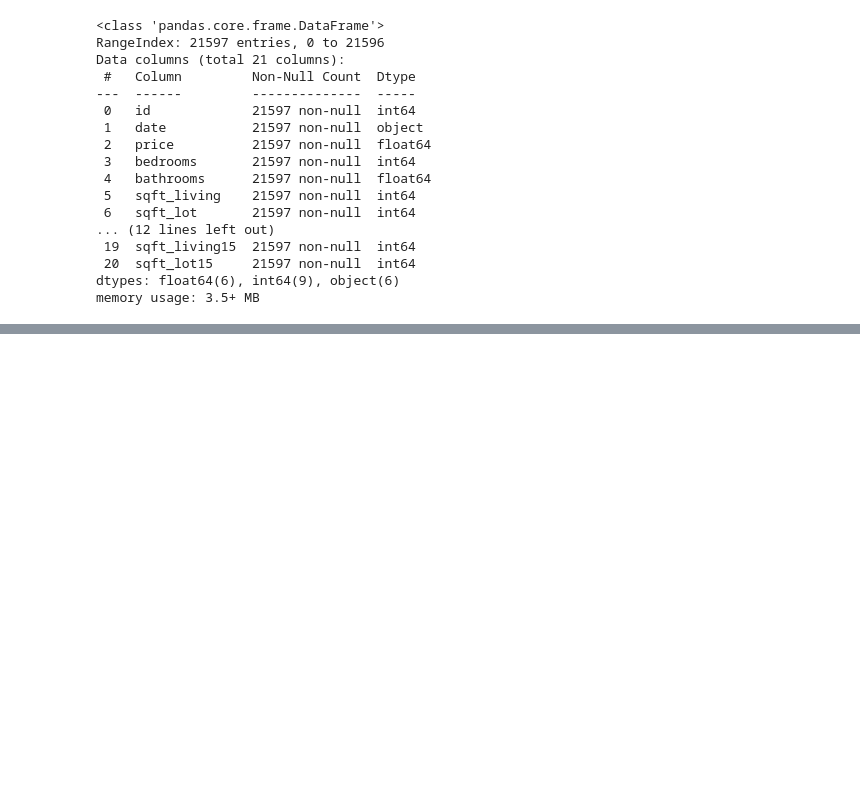
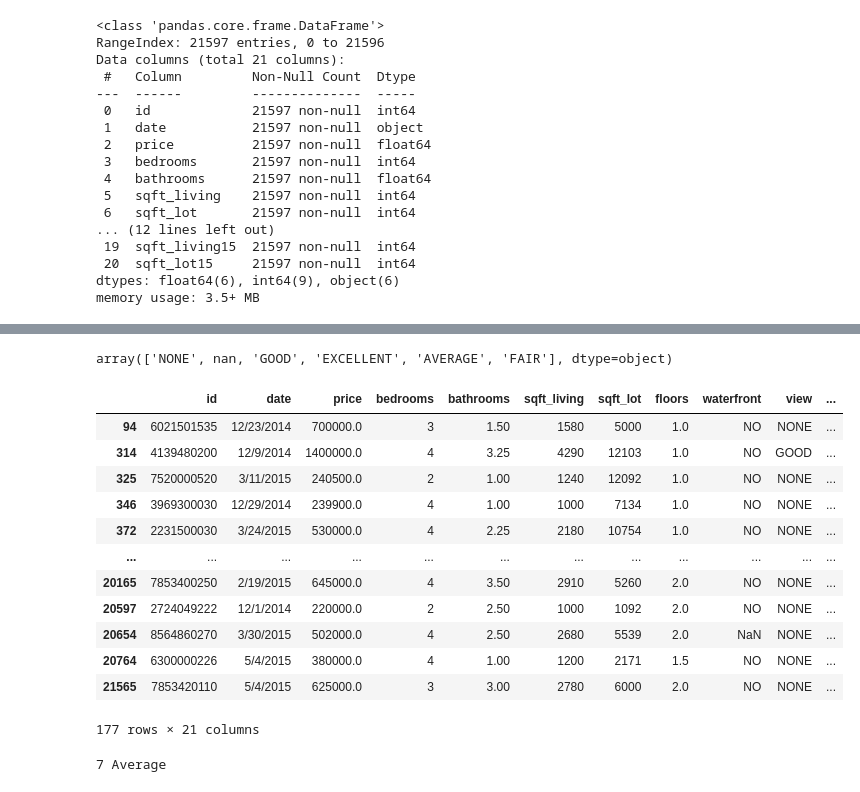
Before and after one commit to aliceagrawal/King-County-House-Sales, a Jupyter notebook: Marshalls Notebook.ipynb, the cells around one changed output, grey strips where cells are left out. Cells and saved outputs as stored; diff of their text form; code cells hidden in the pictures; blank space fills up the shorter version.

```diff
--- a/Marshalls Notebook.ipynb
+++ b/Marshalls Notebook.ipynb
@@ -40,0 +61,26 @@ memory usage: 3.5+ MB
+# %%
+df.view.unique()
+# %% [output]
+array(['NONE', nan, 'GOOD', 'EXCELLENT', 'AVERAGE', 'FAIR'], dtype=object)
+# %%
+dups df[df['id'].duplicated()==True]
+# %% [output]
+|  | id | date | price | bedrooms | bathrooms | sqft_living | sqft_lot | floors | waterfront | view | ... |
+| 94 | 6021501535 | 12/23/2014 | 700000.0 | 3 | 1.50 | 1580 | 5000 | 1.0 | NO | NONE | ... |
+| 314 | 4139480200 | 12/9/2014 | 1400000.0 | 4 | 3.25 | 4290 | 12103 | 1.0 | NO | GOOD | ... |
+| 325 | 7520000520 | 3/11/2015 | 240500.0 | 2 | 1.00 | 1240 | 12092 | 1.0 | NO | NONE | ... |
+| 346 | 3969300030 | 12/29/2014 | 239900.0 | 4 | 1.00 | 1000 | 7134 | 1.0 | NO | NONE | ... |
+| 372 | 2231500030 | 3/24/2015 | 530000.0 | 4 | 2.25 | 2180 | 10754 | 1.0 | NO | NONE | ... |
+| ... | ... | ... | ... | ... | ... | ... | ... | ... | ... | ... | ... |
+| 20165 | 7853400250 | 2/19/2015 | 645000.0 | 4 | 3.50 | 2910 | 5260 | 2.0 | NO | NONE | ... |
+| 20597 | 2724049222 | 12/1/2014 | 220000.0 | 2 | 2.50 | 1000 | 1092 | 2.0 | NO | NONE | ... |
+| 20654 | 8564860270 | 3/30/2015 | 502000.0 | 4 | 2.50 | 2680 | 5539 | 2.0 | NaN | NONE | ... |
+| 20764 | 6300000226 | 5/4/2015 | 380000.0 | 4 | 1.00 | 1200 | 2171 | 1.5 | NO | NONE | ... |
+| 21565 | 7853420110 | 5/4/2015 | 625000.0 | 3 | 3.00 | 2780 | 6000 | 2.0 | NO | NONE | ... |
+177 rows × 21 columns
+# %%
+for x in df.grade:
+    x.split()
+print(x)
+# %% [output]
+7 Average
```
Also changed, not shown: parts of 6 cells of this notebook.
